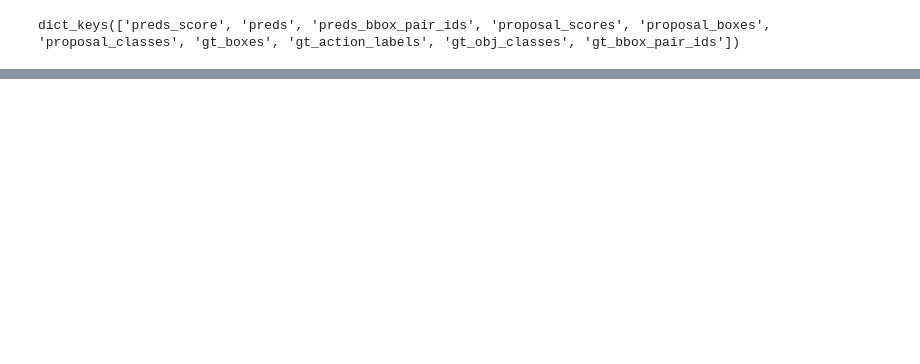
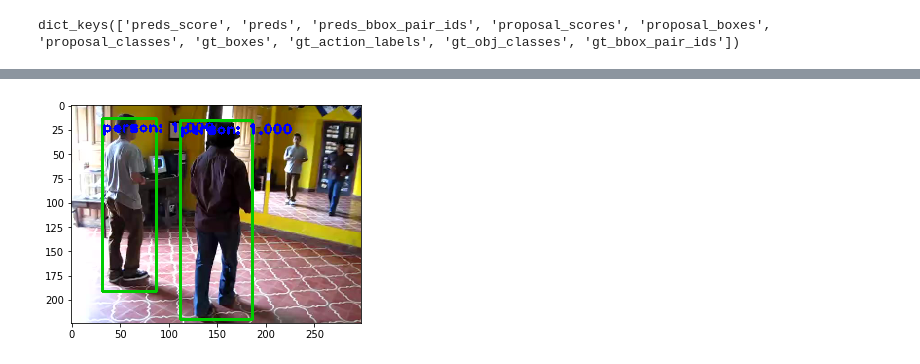
Before and after one commit to coldmanck/VidHOI, a Jupyter notebook: vidor_eval.ipynb, the cells around one changed output, grey strips where cells are left out. Cells and saved outputs as stored; diff of their text form; code cells hidden in the pictures; blank space fills up the shorter version.

```diff
--- a/vidor_eval.ipynb
+++ b/vidor_eval.ipynb
@@ -76,0 +278,89 @@ dict_keys(['preds_score', 'preds', 'preds_bbox_pair_ids', 'proposal_scores', 'pr
+# %%
+import cv2
+import numpy as np
+import math
+# from slowfast.datasets.cv2_transform import scale
+
+def scale(size, image):
+    """
+    Scale the short side of the image to size.
+    Args:
+        size (int): size to scale the image.
+        image (array): image to perform short side scale. Dimension is
+            `height` x `width` x `channel`.
+    Returns:
+        (ndarray): the scaled image with dimension of
+            `height` x `width` x `channel`.
+    """
+    height = image.shape[0]
+    width = image.shape[1]
+    if (width <= height and width == size) or (
+        height <= width and height == size
+    ):
+        return image
+    new_width = size
+    new_height = size
+    if width < height:
+        new_height = int(math.floor((float(height) / width) * size))
+    else:
+        new_width = int(math.floor((float(width) / height) * size))
+    img = cv2.resize(
+        image, (new_width, new_height), interpolation=cv2.INTER_LINEAR
+    )
+    return img
+
+def vis_detections_allclss(im, dets, dets_clss, vidor_clss, thresh=0.5,
+                           proposal_scores=None, sub_obj_pair=False, pred_cls=-1):
+    """Visual debugging of detections."""
+    for i in range(len(dets)):
+        bbox = tuple(int(np.round(x)) for x in dets[i])
+        class_name = vidor_clss[int(dets_clss[i])]
+        if sub_obj_pair: # if evaluating on HOI pair
+            class_name = class_name + '_s' if i == 0 else class_name + '_o'
+
+        if proposal_scores is not None:
+            print('proposal_scores', proposal_scores)
+            score = proposal_scores[i]
+            if score > thresh:
+#                 print(bbox)
+                cv2.rectangle(im, bbox[0:2], bbox[2:4], (0, 204, 0), 2)
+#                 print(class_name, bbox, score)
+                cv2.putText(im, '%s: %.3f' % (class_name, score), (bbox[0], bbox[1] + 15), cv2.FONT_HERSHEY_PLAIN,
+                            1.0, (0, 0, 255), thickness=2)
+        else:
+            cv2.rectangle(im, bbox[0:2], bbox[2:4], (0, 204, 0), 2)
+#             print(class_name, bbox)
+            cv2.putText(im, '%s' % (class_name), (bbox[0], bbox[1] + 15), cv2.FONT_HERSHEY_PLAIN,
+                        1.0, (0, 0, 255), thickness=2)
+
+    if pred_cls != -1:
+        pred_name = idx_to_pred[pred_cls]
+        box1_x1y1 = list(int(np.round(x)) for x in dets[0])[:2]
+        box2_x1y1 = list(int(np.round(x)) for x in dets[1])[:2]
+        box1_box2_mid = (np.array(box1_x1y1) + np.array(box2_x1y1)) / 2
+        box1_box2_mid = tuple(int(np.round(x)) for x in box1_box2_mid)
+
+        cv2.line(im, tuple(box1_x1y1), tuple(box2_x1y1), (255, 0, 0), 2)
+        cv2.putText(im, pred_name, box1_box2_mid, cv2.FONT_HERSHEY_PLAIN,
+                            1.0, (0, 0, 255), thickness=2)
+#         cv.putText(img,'OpenCV',(10,500), font, 4,(255,255,255),2,cv.LINE_AA)
+
+    return im
+
+vidor_classes = list(idx_to_obj.values())
+
+# img = cv2.resize(img, (224,224))
+img_vis = scale(224, img)
+
+# visualize gt boxes
+# img_vis = vis_detections_allclss(img, res[idx]['gt_boxes'], res[idx]['gt_obj_classes'], vidor_classes)
+
+# visualize proposal boxes (same as gt boxes when in ORACLE model)
+img_vis = vis_detections_allclss(img_vis, [x[1:] for x in res[idx]['proposal_boxes']], [x[1] for x in res[idx]['proposal_classes']], vidor_classes, 0.2, proposal_scores=[x[1] for x in res[idx]['proposal_scores']])
+
+# Can use all other result file as idx remains in the same order
+# img_vis = vis_detections_allclss(img_vis, [x[1:] for x in all_results[idx]['proposal_boxes']], [x[1] for x in all_results[idx]['proposal_classes']], vidor_classes, 0.2, proposal_scores=[x[1] for x in all_results[idx]['proposal_scores']])
+
+plt.imshow(img_vis)
+plt.show()
+# %% [output]
@@ -76,0 +369 @@ dict_keys(['preds_score', 'preds', 'preds_bbox_pair_ids', 'proposal_scores', 'pr
+[figure, added]
```
Also changed, not shown: parts of 40 cells of this notebook, 42 other files.
